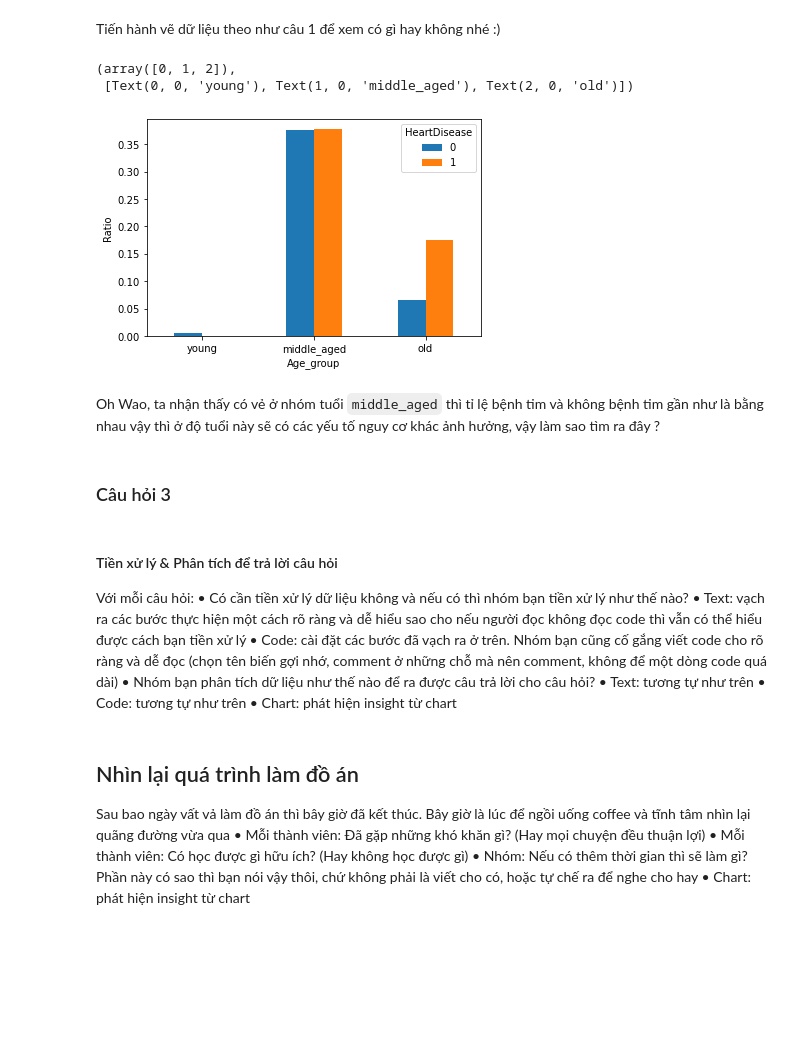
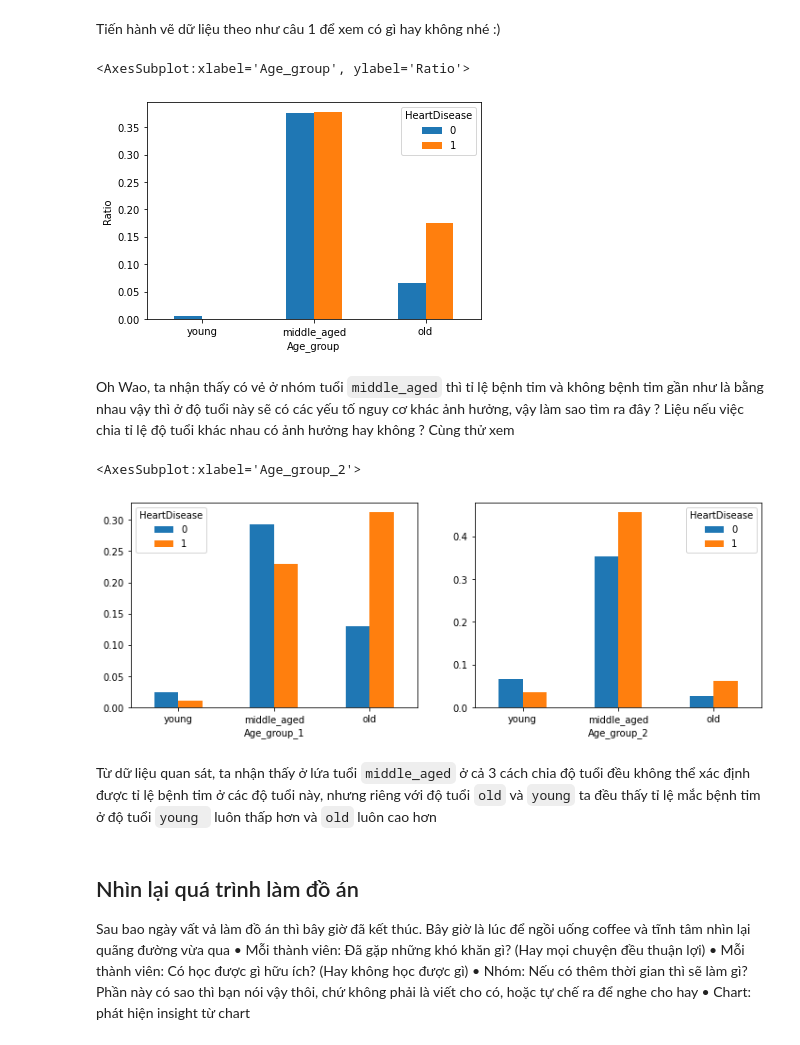
Before and after one commit to MinhVuong2000/P4DS-FinalProject, a Jupyter notebook: Final_Project.ipynb, the cells around one changed output. Drawn from its saved outputs; the diff is of its cells as text; code cells hidden in the pictures; blank space fills up the shorter version.

```diff
--- a/Final_Project.ipynb
+++ b/Final_Project.ipynb
@@ -234,33 +224,29 @@ df
 Tiến hành vẽ dữ liệu theo như câu 1 để xem có gì hay không nhé :)
 # %%
 temp = df.groupby(['Age_group','HeartDisease']).size().unstack()/df.shape[0]
-temp.plot.bar(ylabel="Ratio")
-plt.xticks(rotation=0)
+temp.plot.bar(ylabel="Ratio", rot=0)
 # %% [output]
-(array([0, 1, 2]),
- [Text(0, 0, 'young'), Text(1, 0, 'middle_aged'), Text(2, 0, 'old')])
+<AxesSubplot:xlabel='Age_group', ylabel='Ratio'>
 [figure]
 # %% [markdown]
-Oh Wao, ta nhận thấy có vẻ ở nhóm tuổi `middle_aged` thì tỉ lệ bệnh tim và không bệnh tim gần như là bằng nhau vậy thì ở độ tuổi này sẽ có các yếu tố nguy cơ khác ảnh hưởng, vậy làm sao tìm ra đây ?
+Oh Wao, ta nhận thấy có vẻ ở nhóm tuổi `middle_aged` thì tỉ lệ bệnh tim và không bệnh tim gần như là bằng nhau vậy thì ở độ tuổi này sẽ có các yếu tố nguy cơ khác ảnh hưởng, vậy làm sao tìm ra đây ? Liệu nếu việc chia tỉ lệ độ tuổi khác nhau có ảnh hưởng hay không ? Cùng thử xem
-# %% [markdown]
-### Câu hỏi 3
-# %% [markdown]
-#### Tiền xử lý & Phân tích để trả lời câu hỏi
-Với mỗi câu hỏi:
-• Có cần tiền xử lý dữ liệu không và nếu có thì nhóm bạn
-tiền xử lý như thế nào?
-• Text: vạch ra các bước thực hiện một cách rõ ràng và dễ
-hiểu sao cho nếu người đọc không đọc code thì vẫn có
-thể hiểu được cách bạn tiền xử lý
-• Code: cài đặt các bước đã vạch ra ở trên. Nhóm bạn
-cũng cố gắng viết code cho rõ ràng và dễ đọc (chọn tên
-biến gợi nhớ, comment ở những chỗ mà nên comment,
-không để một dòng code quá dài)
-• Nhóm bạn phân tích dữ liệu như thế nào để ra được
-câu trả lời cho câu hỏi?
-• Text: tương tự như trên
-• Code: tương tự như trên
-• Chart: phát hiện insight từ chart
+# %%
+df["Age_group_1"] = pd.cut(x=df["Age"], bins=[0,35,55,100], labels=["young","middle_aged","old"])
+temp1 = df.groupby(['Age_group_1','HeartDisease']).size().unstack()/df.shape[0]
+
+df["Age_group_2"] = pd.cut(x=df["Age"], bins=[0,40,65,100], labels=["young","middle_aged","old"])
+temp2 = df.groupby(['Age_group_2','HeartDisease']).size().unstack()/df.shape[0]
+
+fig, axes = plt.subplots(nrows=1, ncols=2)
+fig.set_figheight(4)
+fig.set_figwidth(12)
+temp1.plot.bar(ax=axes[0], rot=0)
+temp2.plot.bar(ax=axes[1], rot=0)
+# %% [output]
+<AxesSubplot:xlabel='Age_group_2'>
+[figure, added]
+# %% [markdown]
+Từ dữ liệu quan sát, ta nhận thấy ở lứa tuổi `middle_aged` ở cả 3 cách chia độ tuổi đều không thể xác định được tỉ lệ bệnh tim ở các độ tuổi này, nhưng riêng với độ tuổi `old` và  `young` ta đều thấy tỉ lệ mắc bệnh tim ở độ tuổi `young ` luôn thấp hơn và `old` luôn cao hơn
 # %% [markdown]
 ## Nhìn lại quá trình làm đồ án
 Sau bao ngày vất vả làm đồ án thì bây giờ đã kết thúc. Bây
```
Also changed, not shown: parts of 1 cell of this notebook.
